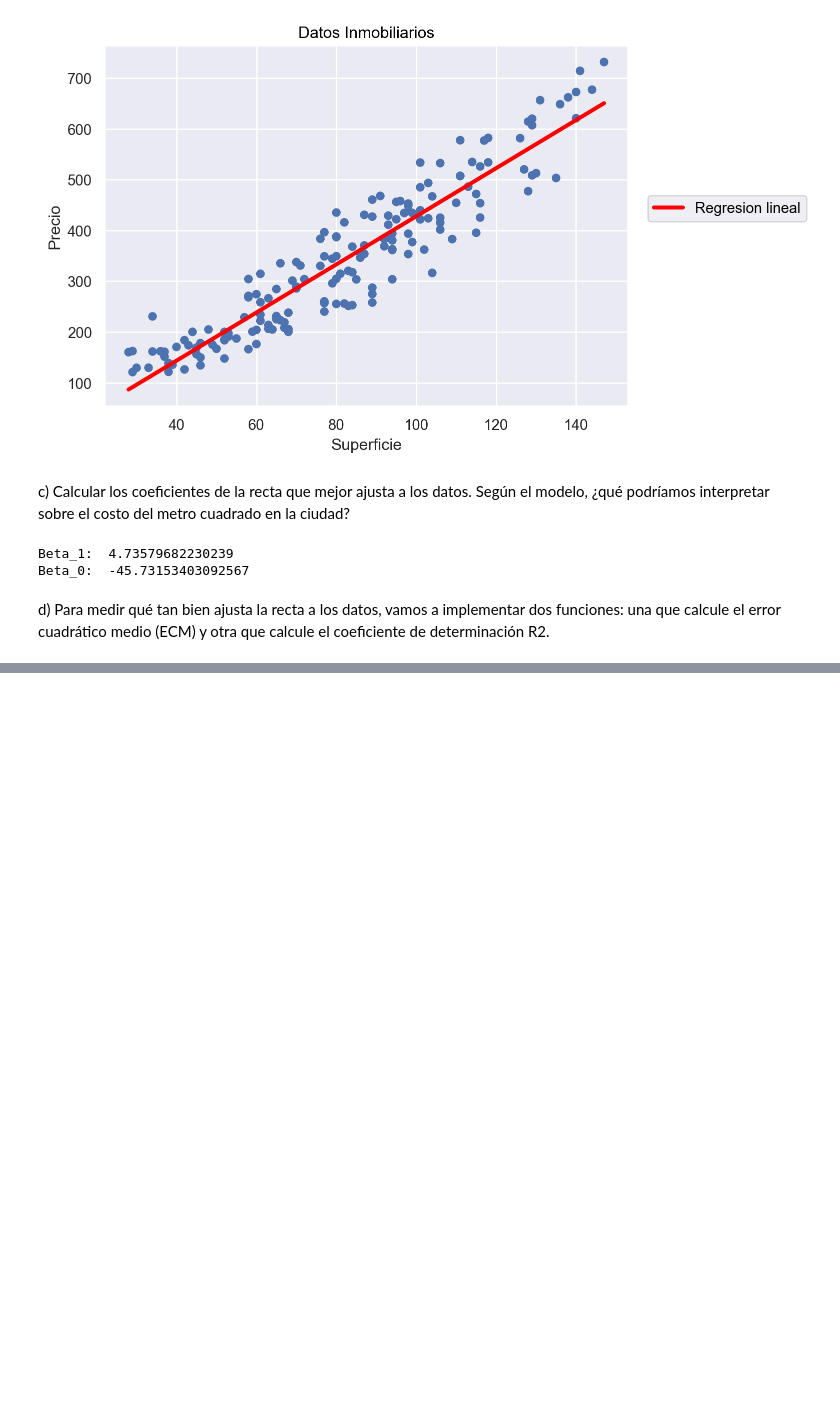
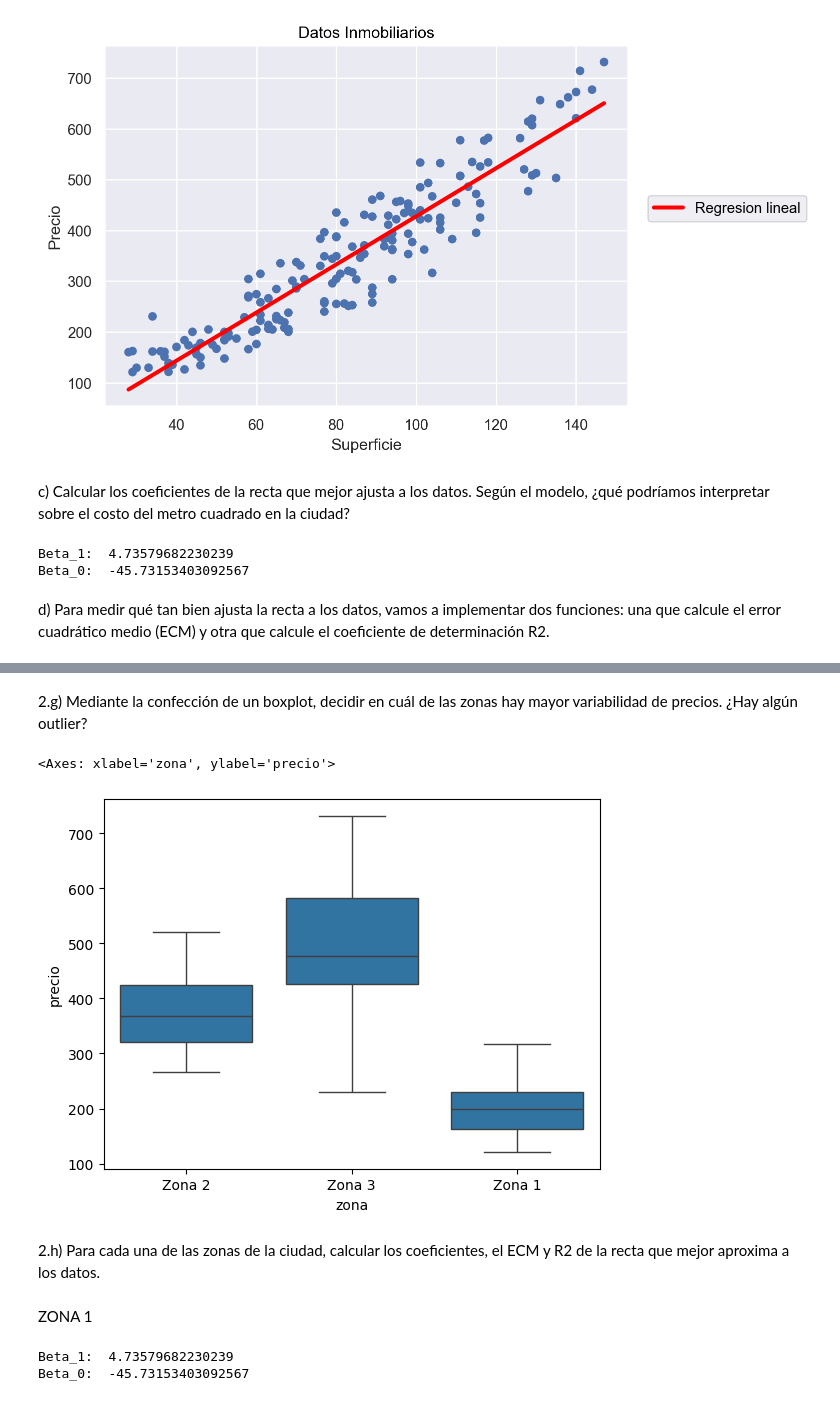
Before and after one commit to AnnBass23/LDD, a Jupyter notebook: P4 LDD/P4 LDD.ipynb, the cells around one changed output, grey strips where cells are left out. Cells and saved outputs as stored; diff of their text form; code cells hidden in the pictures; blank space fills up the shorter version.

```diff
--- a/P4 LDD/P4 LDD.ipynb
+++ b/P4 LDD/P4 LDD.ipynb
@@ -152,0 +172,8 @@ r2_score (datos[['precio']], y_pred)
+# %% [markdown]
+2.g) Mediante la confección de un boxplot, decidir en cuál de las zonas hay mayor variabilidad
+ de precios. ¿Hay algún outlier?
+# %%
+sns.boxplot(datos, x="zona", y="precio")
+# %% [output]
+<Axes: xlabel='zona', ylabel='precio'>
+[figure, added]
@@ -152,0 +190,19 @@ r2_score (datos[['precio']], y_pred)
+# %% [markdown]
+2.h) Para cada una de las zonas de la ciudad, calcular los coeficientes, el ECM y R2 de la recta
+ que mejor aproxima a los datos.
+# %% [markdown]
+ZONA 1
+# %%
+modelo = linear_model.LinearRegression()
+modelo.fit(datos[['superficie']], datos[['precio']])
+beta_1 = modelo.coef_
+beta_0 = modelo.intercept_
+
+# Para obtener los valores de beta_1 y beta_0 como valores numericos
+beta_1 = modelo.coef_[0][0]
+beta_0 = modelo.intercept_[0]
+print('Beta_1: ', beta_1)
+print('Beta_0: ', beta_0)
+# %% [output]
+Beta_1:  4.73579682230239
+Beta_0:  -45.73153403092567
```
Also changed, not shown: parts of 45 cells of this notebook, 1 other file.
